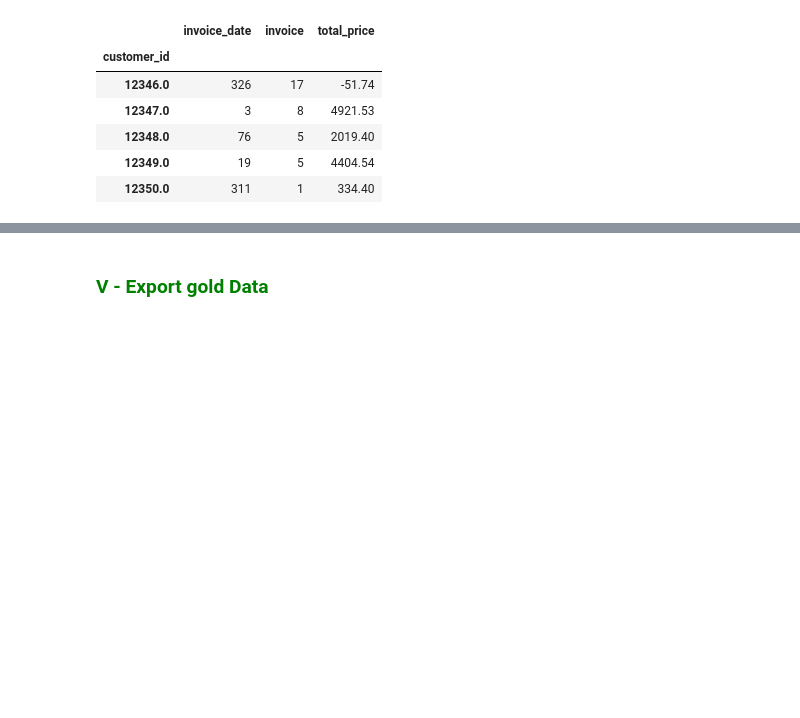
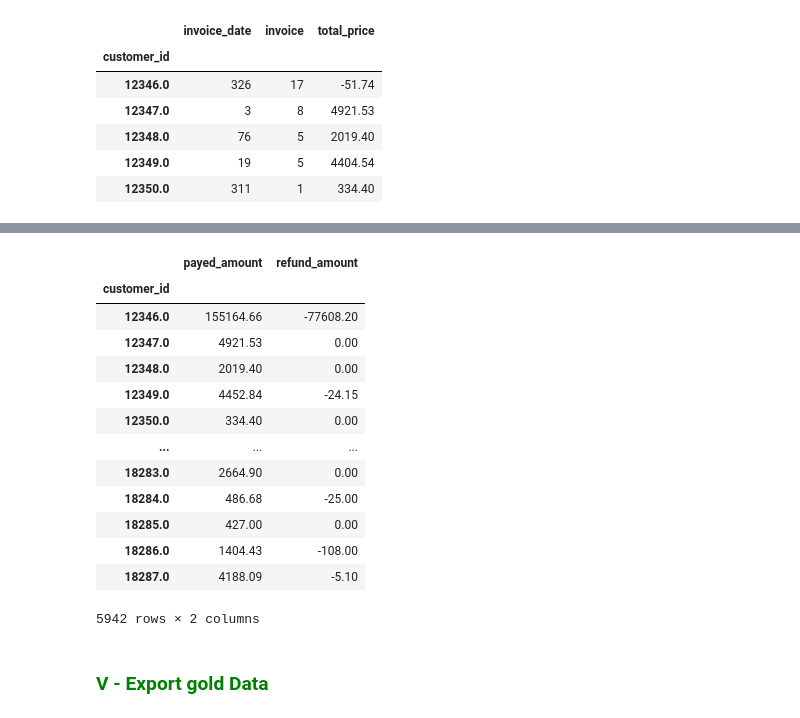
Before and after one commit to Noura-ou/projet_segmentation_client, a Jupyter notebook: src/02_feature_engineering.ipynb, the cells around one changed output, grey strips where cells are left out. Drawn from its saved outputs; the diff is of its cells as text; code cells hidden in the pictures; blank space fills up the shorter version.

```diff
--- a/src/02_feature_engineering.ipynb
+++ b/src/02_feature_engineering.ipynb
@@ -101,3 +229,22 @@ rfm.head()
+# %%
+df_price = data.groupby("customer_id").agg({"total_price": [lambda x: abs(x).sum(), lambda x: x[x < 0].sum()]})
+df_price.columns = ['payed_amount', 'refund_amount']
+df_price
+# %% [output]
+|  | payed_amount | refund_amount |
+| customer_id |  |  |
+| 12346.0 | 155164.66 | -77608.20 |
+| 12347.0 | 4921.53 | 0.00 |
+| 12348.0 | 2019.40 | 0.00 |
+| 12349.0 | 4452.84 | -24.15 |
+| 12350.0 | 334.40 | 0.00 |
+| ... | ... | ... |
+| 18283.0 | 2664.90 | 0.00 |
+| 18284.0 | 486.68 | -25.00 |
+| 18285.0 | 427.00 | 0.00 |
+| 18286.0 | 1404.43 | -108.00 |
+| 18287.0 | 4188.09 | -5.10 |
+5942 rows × 2 columns
 # %% [markdown]
 ### <font color="green"> V - Export gold Data </font>
 # %%
```
Also changed, not shown: parts of 10 cells of this notebook, 1 other file.
